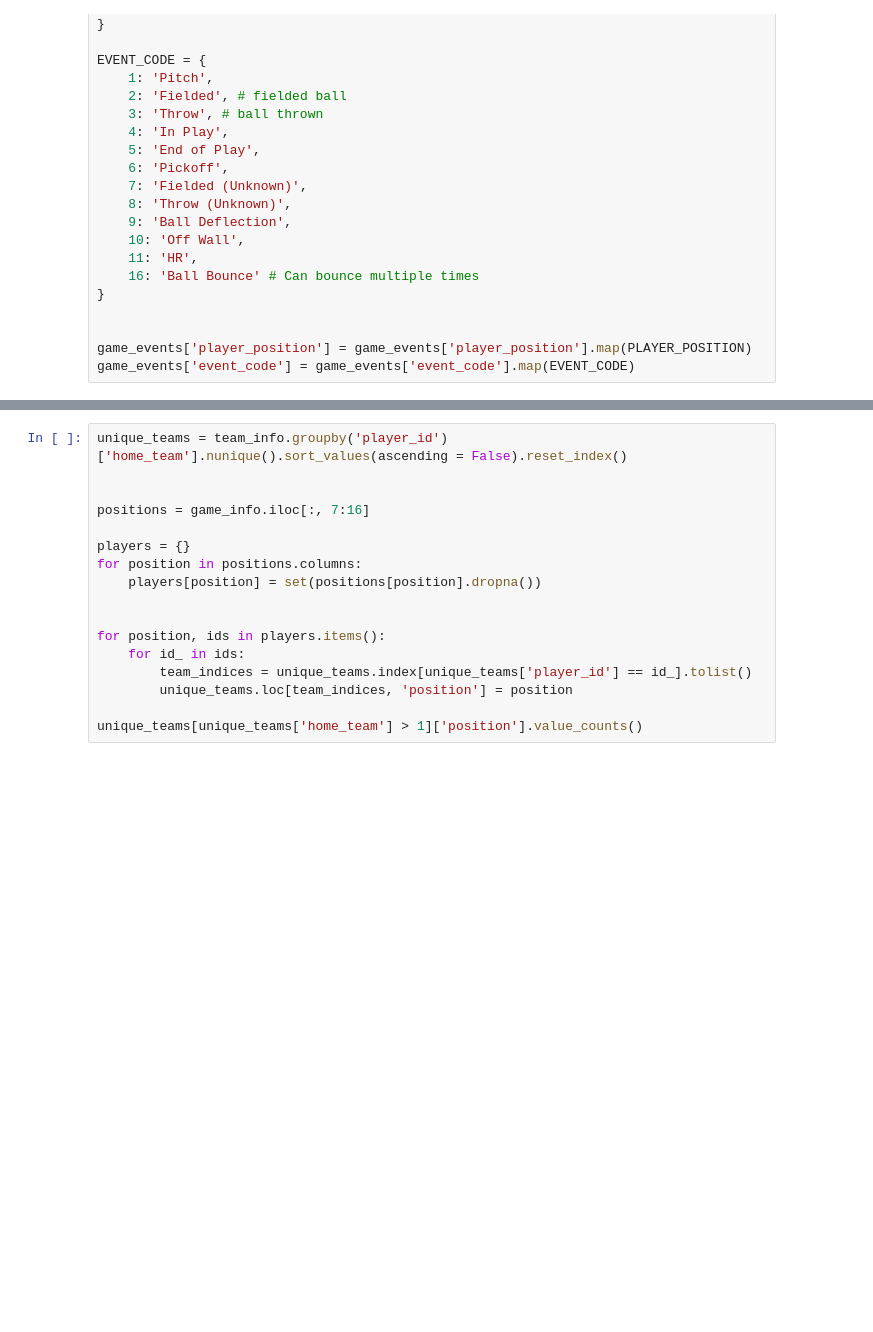
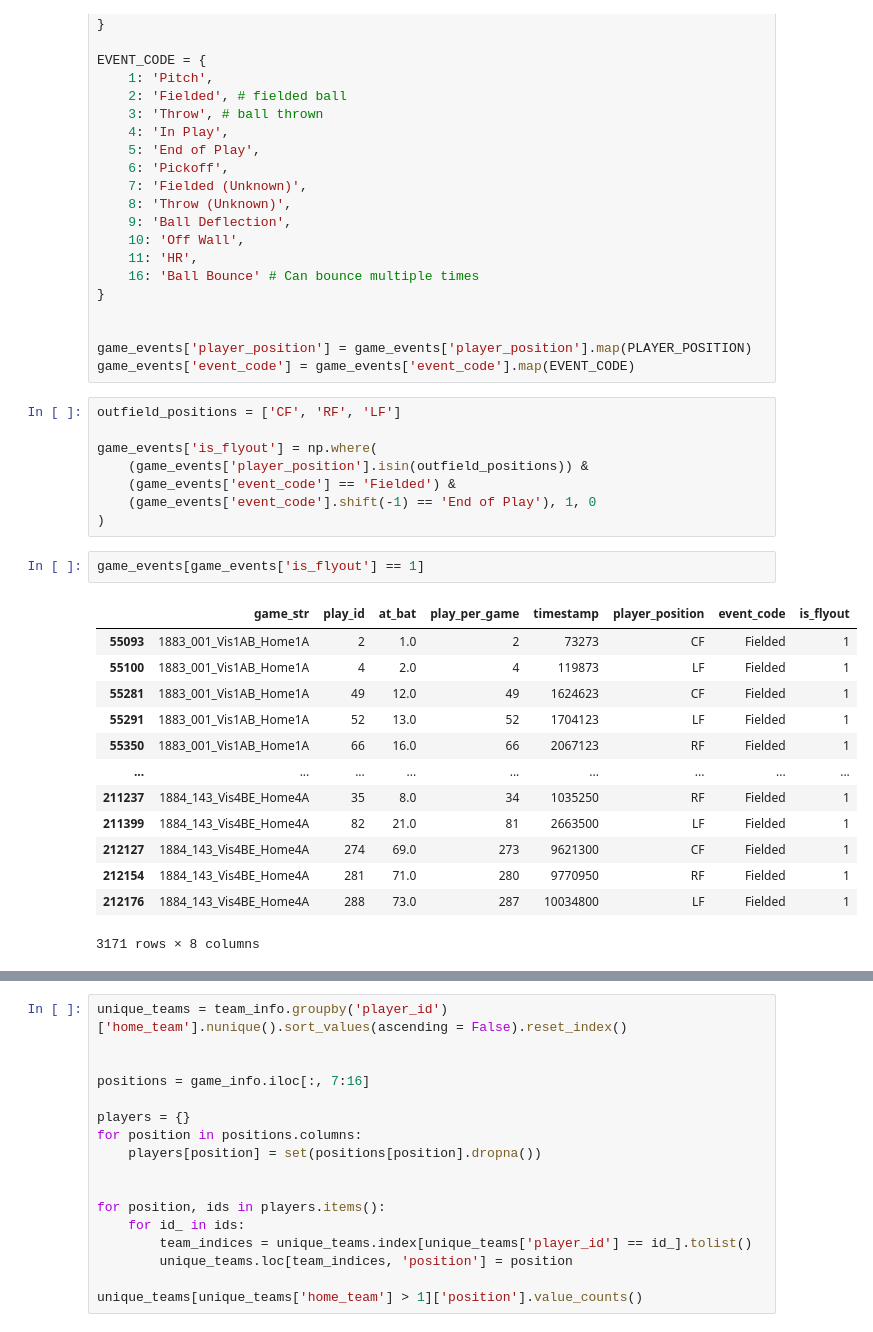
Before and after one commit to EddietheProgrammer/SMT-Data-Challenge, a Jupyter notebook: Vizs & Analysis.ipynb, the cells around one changed output, grey strips where cells are left out. Drawn from its saved outputs; the diff is of its cells as text; blank space fills up the shorter version.

```diff
--- a/Vizs & Analysis.ipynb
+++ b/Vizs & Analysis.ipynb
@@ -136,4 +139,28 @@ EVENT_CODE = {
 
 game_events['player_position'] = game_events['player_position'].map(PLAYER_POSITION)
 game_events['event_code'] = game_events['event_code'].map(EVENT_CODE)
+# %%
+outfield_positions = ['CF', 'RF', 'LF']
+
+game_events['is_flyout'] = np.where(
+    (game_events['player_position'].isin(outfield_positions)) &
+    (game_events['event_code'] == 'Fielded') &
+    (game_events['event_code'].shift(-1) == 'End of Play'), 1, 0
+)
+# %%
+game_events[game_events['is_flyout'] == 1]
+# %% [output]
+|  | game_str | play_id | at_bat | play_per_game | timestamp | player_position | event_code | is_flyout |
+| 55093 | 1883_001_Vis1AB_Home1A | 2 | 1.0 | 2 | 73273 | CF | Fielded | 1 |
+| 55100 | 1883_001_Vis1AB_Home1A | 4 | 2.0 | 4 | 119873 | LF | Fielded | 1 |
+| 55281 | 1883_001_Vis1AB_Home1A | 49 | 12.0 | 49 | 1624623 | CF | Fielded | 1 |
+| 55291 | 1883_001_Vis1AB_Home1A | 52 | 13.0 | 52 | 1704123 | LF | Fielded | 1 |
+| 55350 | 1883_001_Vis1AB_Home1A | 66 | 16.0 | 66 | 2067123 | RF | Fielded | 1 |
+| ... | ... | ... | ... | ... | ... | ... | ... | ... |
+| 211237 | 1884_143_Vis4BE_Home4A | 35 | 8.0 | 34 | 1035250 | RF | Fielded | 1 |
+| 211399 | 1884_143_Vis4BE_Home4A | 82 | 21.0 | 81 | 2663500 | LF | Fielded | 1 |
+| 212127 | 1884_143_Vis4BE_Home4A | 274 | 69.0 | 273 | 9621300 | CF | Fielded | 1 |
+| 212154 | 1884_143_Vis4BE_Home4A | 281 | 71.0 | 280 | 9770950 | RF | Fielded | 1 |
+| 212176 | 1884_143_Vis4BE_Home4A | 288 | 73.0 | 287 | 10034800 | LF | Fielded | 1 |
+3171 rows × 8 columns
 # %%
```
Also changed, not shown: parts of 22 cells of this notebook.
